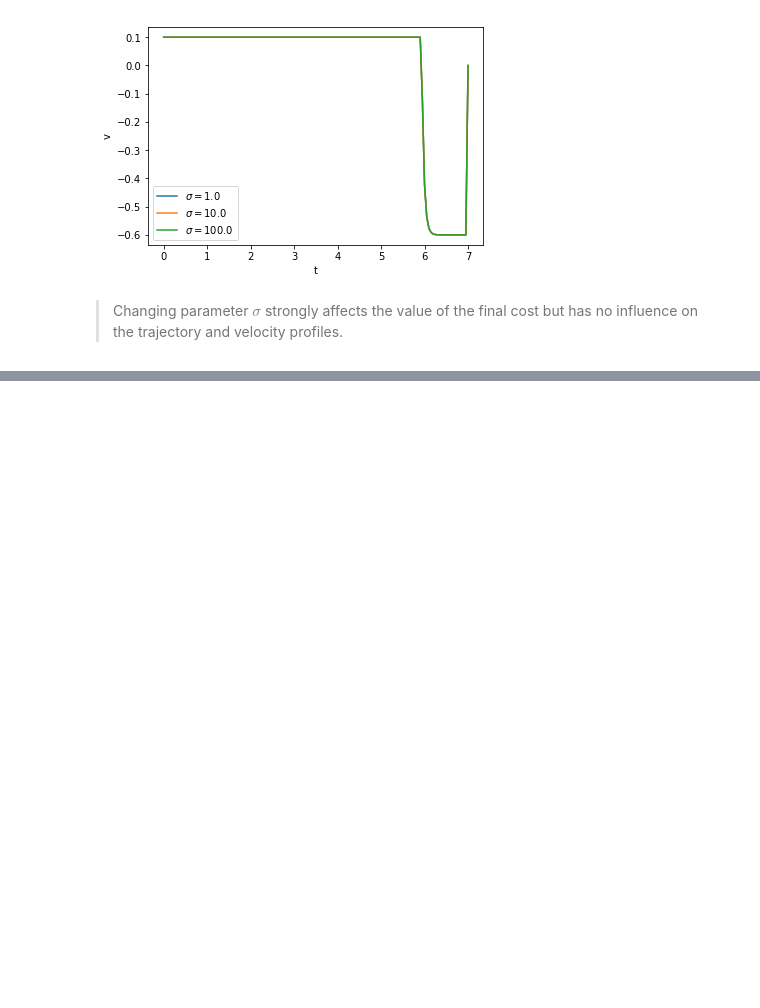
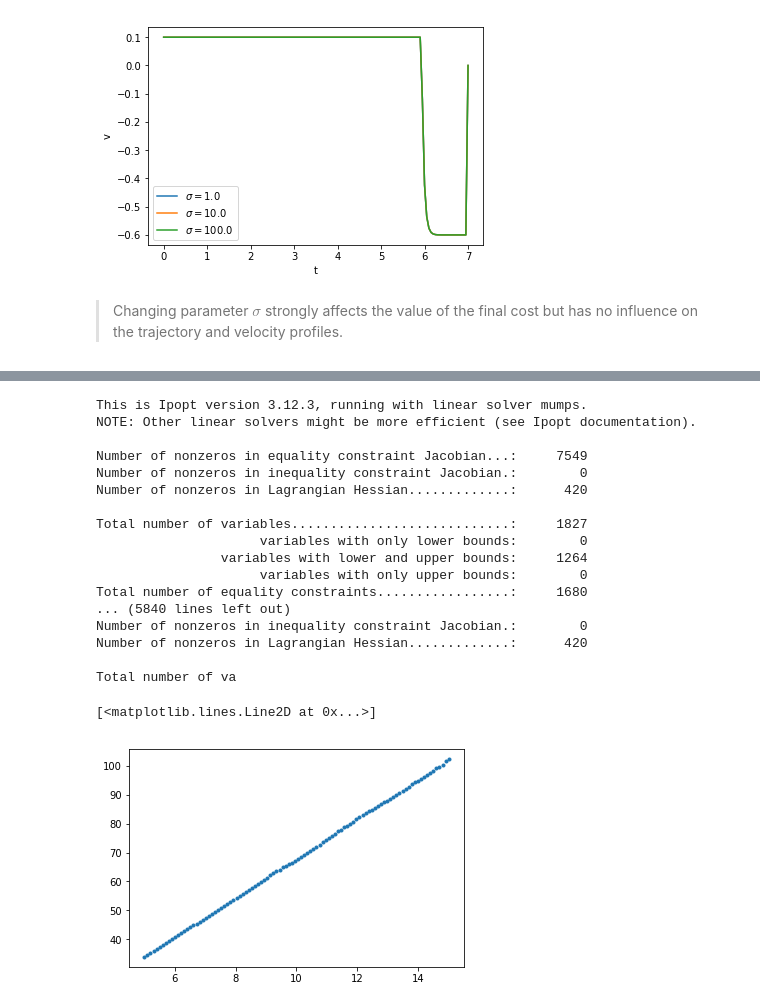
Before and after one commit to remy13127/rat_optimization, a Jupyter notebook: Keller_model.ipynb, the cells around one changed output, grey strips where cells are left out. Saved outputs shown, nothing was run; the diff lists cells and outputs as text; code cells hidden in the pictures; blank space fills up the shorter version.

```diff
--- a/Keller_model.ipynb
+++ b/Keller_model.ipynb
@@ -57,14 +57,13 @@ The rat should only run against the treadmill with an absolute velocity $|v_{max
 
 $$-\frac{|v_{max}|}{\tau} \leq f(t) \leq \frac{|v_{max}|}{\tau}$$
 # %%
-def biomechanical_trajectory(tau_res,sigma,x0,xf):
+def biomechanical_trajectory(tau_res,sigma,x0,xf,tf,option):
     '''This function takes tau and sigma from Keller's model as arguments, initial position x0
     and final position xf. It returns the optimized trajectory x0_opt, velocity x1_opt (and associated
     time array tgrid) and control u_opt (and associated time array tgrid_u)'''
     vtapis=0.1
     Ltread=0.9
     nk = 140   # Control discretization
-    tf = 7.0  # End time
 
     # Declare variables (use scalar graph)
     t  = SX.sym("t")    # time
@@ -261,7 +260,11 @@ def biomechanical_trajectory(tau_res,sigma,x0,xf):
     u_opt = opt["U",:,0]
     tgrid = np.linspace(0,tf,nk+1)
     tgrid_u = np.linspace(0,tf,nk)
-    return(x0_opt,x1_opt,tgrid,u_opt,tgrid_u)
+
+    if option=='plot':
+        return(x0_opt,x1_opt,tgrid,u_opt,tgrid_u)
+    elif option=='cost':
+        return(float(res["f"]))
 # %%
-x0_opt,x1_opt,tgrid,u_opt,tgrid_u = biomechanical_trajectory(tau_res=0.05,sigma=8.107,x0=0.0,xf=0.0)
+x0_opt,x1_opt,tgrid,u_opt,tgrid_u = biomechanical_trajectory(tau_res=0.05,sigma=8.107,x0=0.0,xf=0.0,tf=7.0,option='plot')
 # %% [output]
@@ -310,7 +313,7 @@ plt.show()
 # %%
 tauarray=[0.01,0.1,0.5,1.0]
 for t in tauarray:
-    x0_opt,x1_opt,tgrid,u_opt,tgrid_u = biomechanical_trajectory(tau_res=t,sigma=8.107,x0=0.0,xf=0.0)
+    x0_opt,x1_opt,tgrid,u_opt,tgrid_u = biomechanical_trajectory(tau_res=t,sigma=8.107,x0=0.0,xf=0.0,tf=7.0,option='plot')
     #plt.plot(tgrid,x0_opt,label='$\tau = $'+str(t))
     plt.plot(tgrid,x1_opt,label=r'$ \tau = $'+str(t))
 plt.ylabel('v')
@@ -373,0 +385,25 @@ optimal cost:  690.5780180916303
+# %%
+tarray=np.linspace(5,15,100)
+cost=[]
+for t in tarray:
+    cost.append(biomechanical_trajectory(tau_res=0.05,sigma=8.107,x0=0.0,xf=0.0,tf=t,option='cost'))
+# %% [output]
+This is Ipopt version 3.12.3, running with linear solver mumps.
+NOTE: Other linear solvers might be more efficient (see Ipopt documentation).
+
+Number of nonzeros in equality constraint Jacobian...:     7549
+Number of nonzeros in inequality constraint Jacobian.:        0
+Number of nonzeros in Lagrangian Hessian.............:      420
+
+Total number of variables............................:     1827
+                     variables with only lower bounds:        0
+                variables with lower and upper bounds:     1264
+                     variables with only upper bounds:        0
+Total number of equality constraints.................:     1680
+... (5840 lines left out)
+Number of nonzeros in inequality constraint Jacobian.:        0
+Number of nonzeros in Lagrangian Hessian.............:      420
+
+Total number of va
+[<matplotlib.lines.Line2D at 0x...>]
+[figure, added]
```
Also changed, not shown: parts of 11 cells of this notebook.
